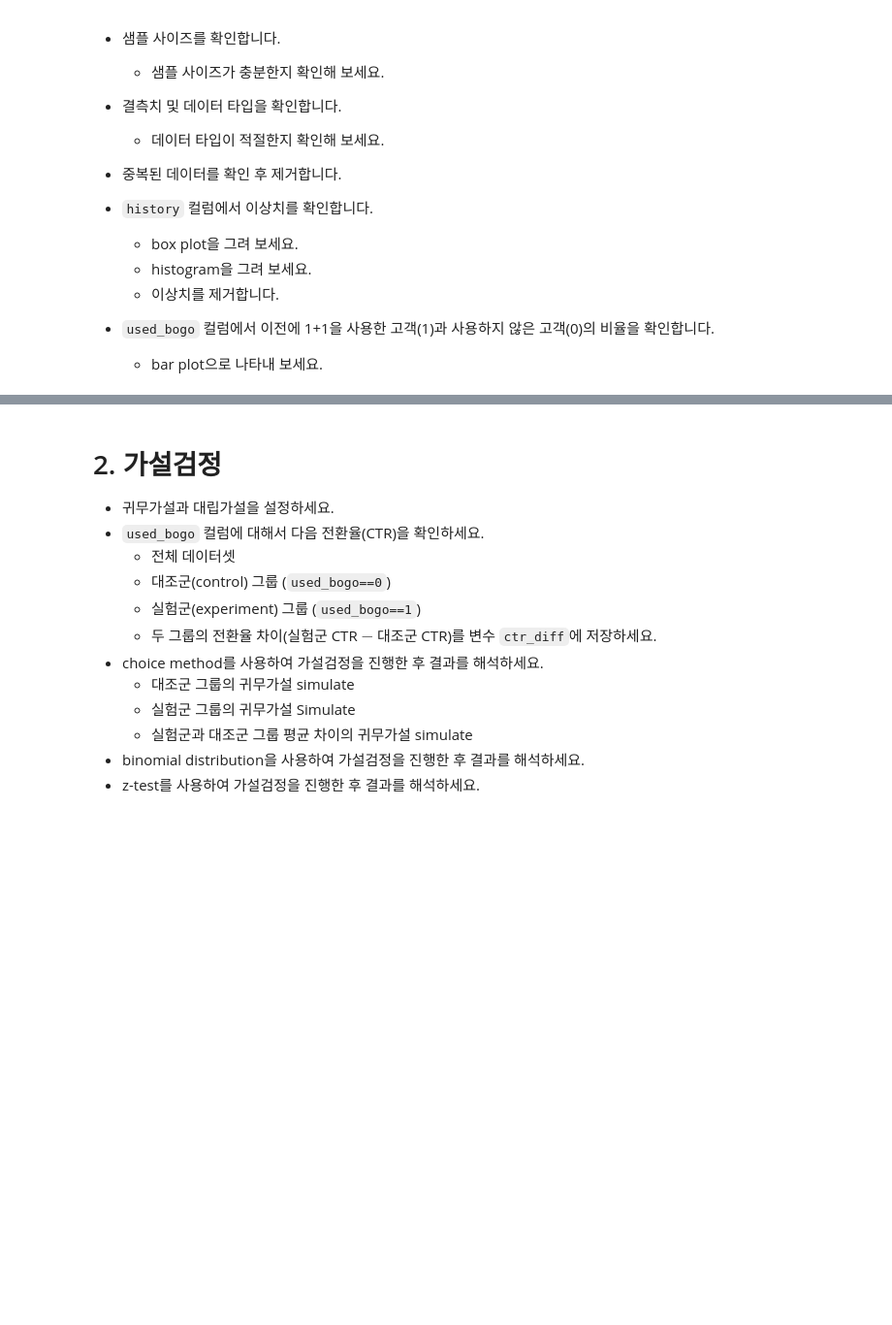
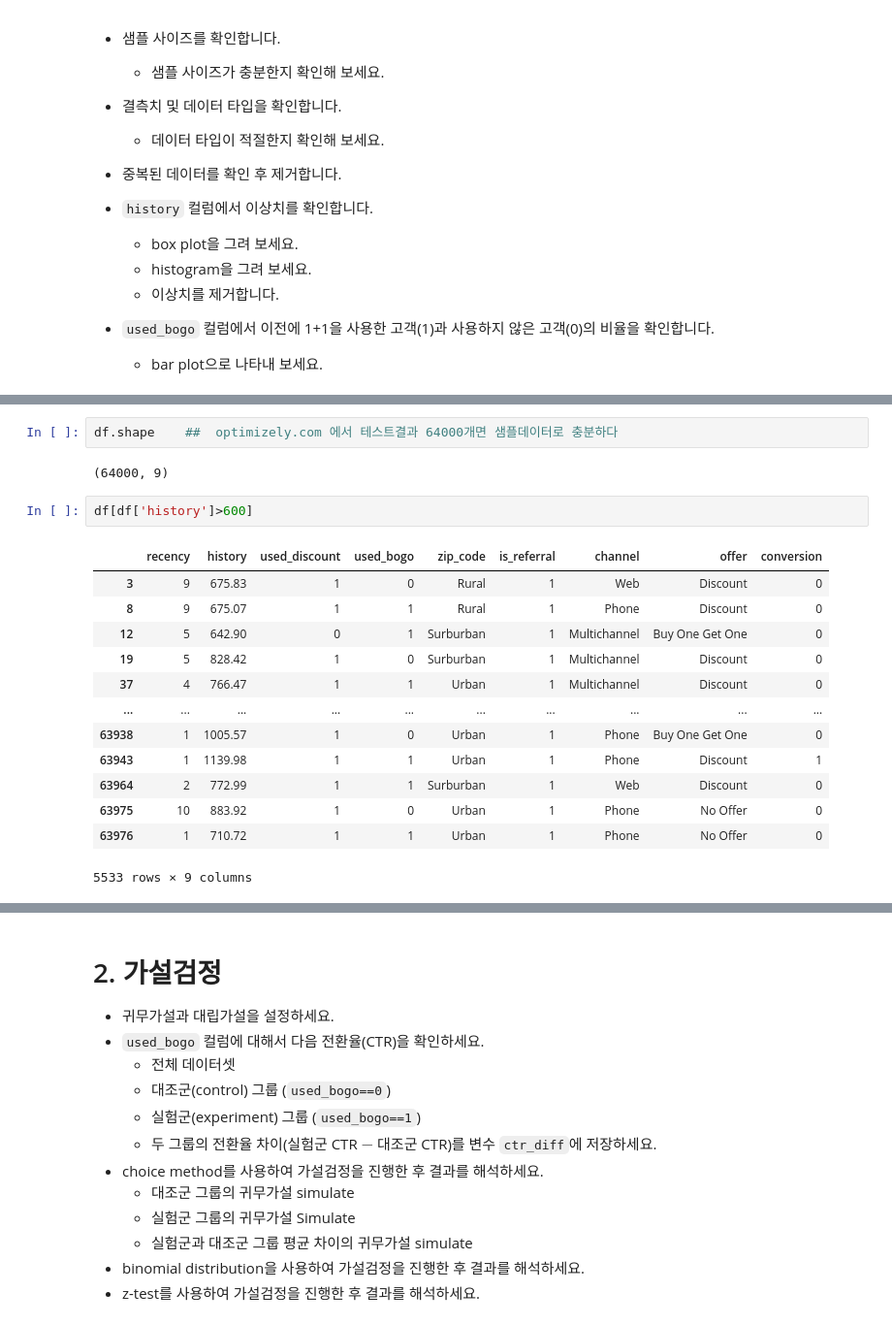
Before and after one commit to p65454/codestates, a Jupyter notebook: n124-AB-test/n124a - AB Test.ipynb, the cells around one changed output, grey strips where cells are left out. Shown at 97% size. Cells and saved outputs as stored; diff of their text form; blank space fills up the shorter version.

```diff
--- a/n124-AB-test/n124a - AB Test.ipynb
+++ b/n124-AB-test/n124a - AB Test.ipynb
@@ -33,0 +54,20 @@
+# %%
+df.shape    ##  optimizely.com 에서 테스트결과 64000개면 샘플데이터로 충분하다
+# %% [output]
+(64000, 9)
+# %%
+df[df['history']>600]
+# %% [output]
+|  | recency | history | used_discount | used_bogo | zip_code | is_referral | channel | offer | conversion |
+| 3 | 9 | 675.83 | 1 | 0 | Rural | 1 | Web | Discount | 0 |
+| 8 | 9 | 675.07 | 1 | 1 | Rural | 1 | Phone | Discount | 0 |
+| 12 | 5 | 642.90 | 0 | 1 | Surburban | 1 | Multichannel | Buy One Get One | 0 |
+| 19 | 5 | 828.42 | 1 | 0 | Surburban | 1 | Multichannel | Discount | 0 |
+| 37 | 4 | 766.47 | 1 | 1 | Urban | 1 | Multichannel | Discount | 0 |
+| ... | ... | ... | ... | ... | ... | ... | ... | ... | ... |
+| 63938 | 1 | 1005.57 | 1 | 0 | Urban | 1 | Phone | Buy One Get One | 0 |
+| 63943 | 1 | 1139.98 | 1 | 1 | Urban | 1 | Phone | Discount | 1 |
+| 63964 | 2 | 772.99 | 1 | 1 | Surburban | 1 | Web | Discount | 0 |
+| 63975 | 10 | 883.92 | 1 | 0 | Urban | 1 | Phone | No Offer | 0 |
+| 63976 | 1 | 710.72 | 1 | 1 | Urban | 1 | Phone | No Offer | 0 |
+5533 rows × 9 columns
```
Also changed, not shown: parts of 16 cells of this notebook.
